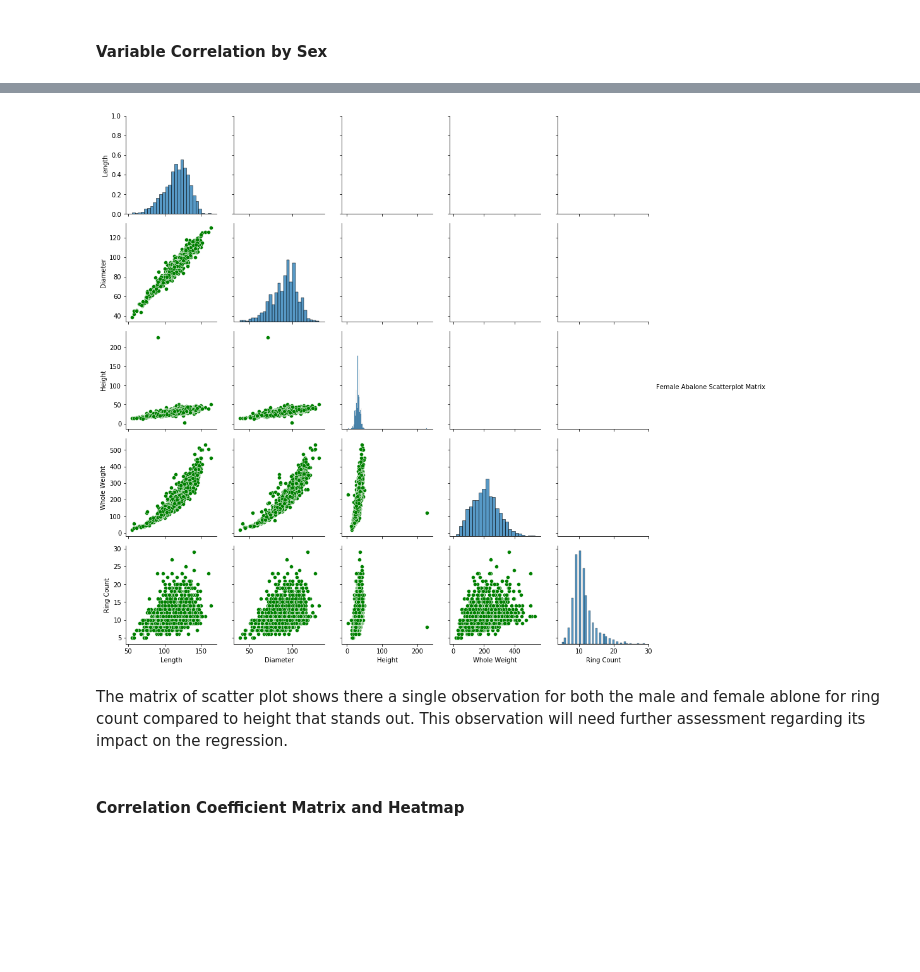
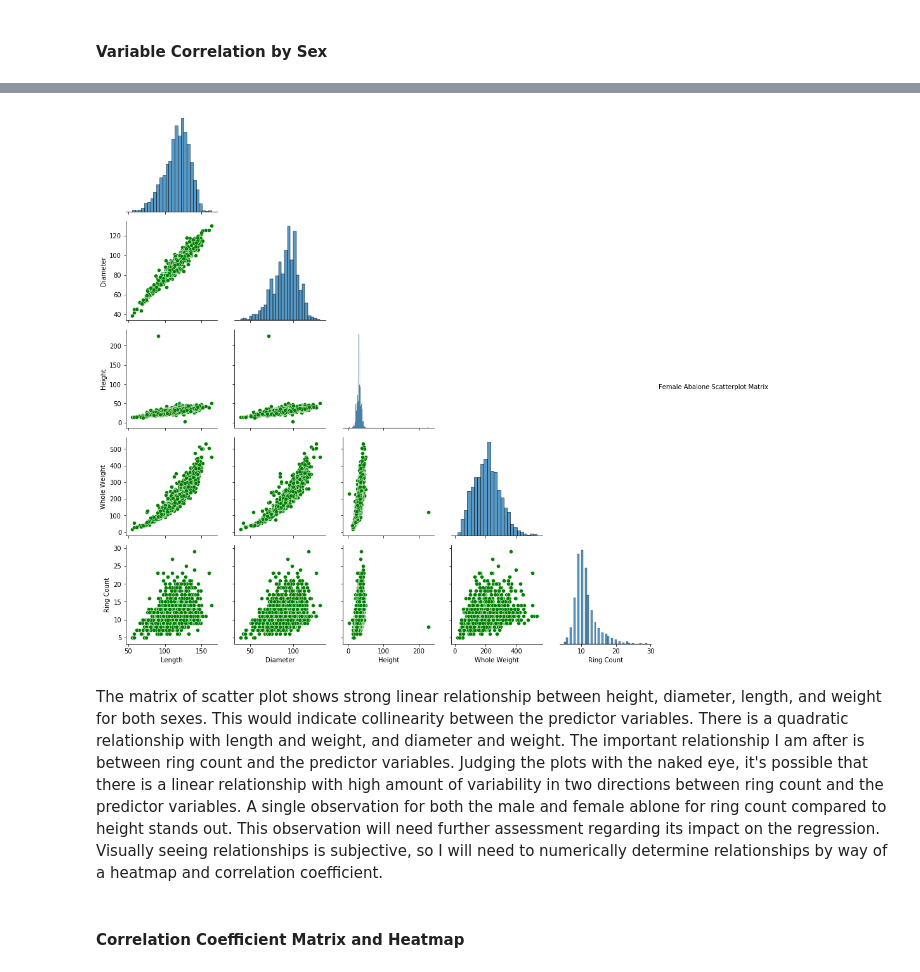
Before and after one commit to thokieu/Abalone-Regression, a Jupyter notebook: Workbook.ipynb, the cells around one changed output, grey strips where cells are left out. Cells and saved outputs as stored; diff of their text form; code cells hidden in the pictures; blank space fills up the shorter version.

```diff
--- a/Workbook.ipynb
+++ b/Workbook.ipynb
@@ -435,13 +437,13 @@ plt.show()
 # %%
-pgs_female = sns.PairGrid(Aba_data_female)
+pgs_female = sns.PairGrid(Aba_data_female, diag_sharey=False, corner=True)
 pgs_female.map_diag(sns.histplot)
 pgs_female.map_lower(sns.scatterplot, color = 'green')
 pgs_female.add_legend(title = "Female Abalone Scatterplot Matrix")
 plt.show()
 # %% [output]
-[figure, old version]
+[figure, new version]
-# %% [markdown]
-The matrix of scatter plot shows there a single observation for both the male and female ablone for ring count compared to height that stands out. This observation will need further assessment regarding its impact on the regression.
+# %% [markdown]
+The matrix of scatter plot shows strong linear relationship between height, diameter, length, and weight for both sexes. This would indicate collinearity between the predictor variables. There is a quadratic relationship with length and weight, and diameter and weight. The important relationship I am after is between ring count and the predictor variables. Judging the plots with the naked eye, it's possible that there is a linear relationship with high amount of variability in two directions between ring count and the predictor variables. A single observation for both the male and female ablone for ring count compared to height stands out. This observation will need further assessment regarding its impact on the regression. Visually seeing relationships is subjective, so I will need to numerically determine relationships by way of a heatmap and correlation coefficient.
 # %% [markdown]
 #### Correlation Coefficient Matrix and Heatmap
 # %% [markdown]
```
Also changed, not shown: parts of 16 cells of this notebook.
